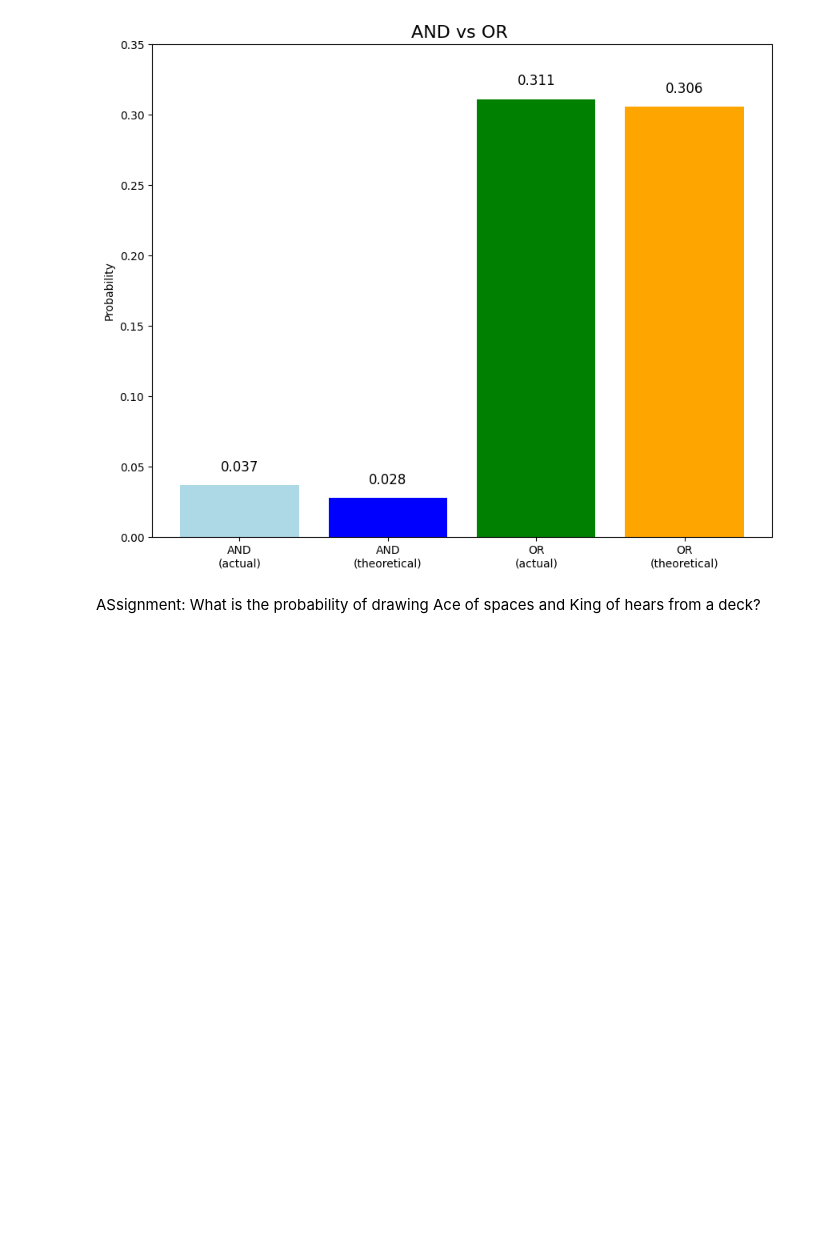
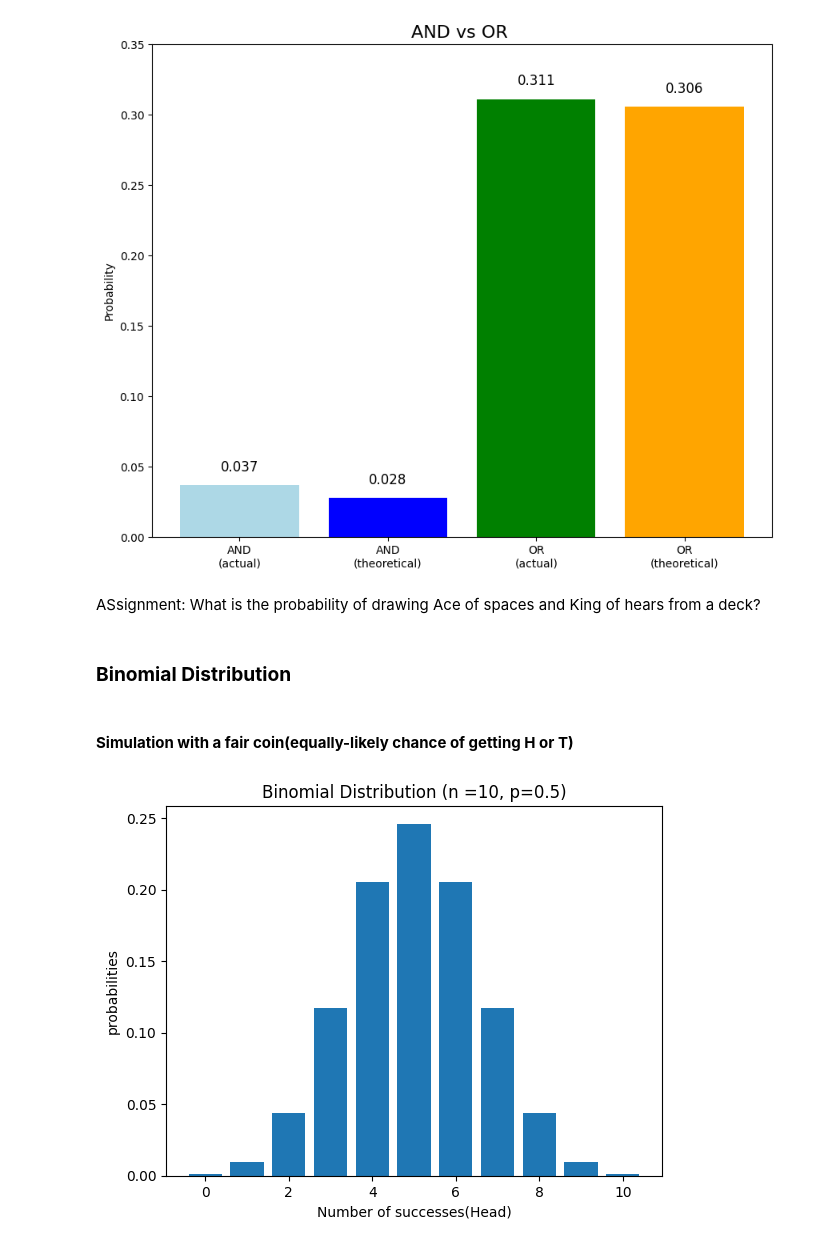
Before and after one commit to JosephRidge/Analysis101, a Jupyter notebook: proba.ipynb, the cells around one changed output. Cells and saved outputs as stored; diff of their text form; code cells hidden in the pictures; blank space fills up the shorter version.

Commit message:
distributions

```diff
--- a/proba.ipynb
+++ b/proba.ipynb
@@ -361,3 +363,21 @@ plt.show()
 # %% [markdown]
 ASsignment:
 What is the probability of drawing Ace of spaces and King of hears from a deck?
+# %% [markdown]
+### **Binomial Distribution**
+# %% [markdown]
+#### **Simulation with a fair coin(equally-likely chance of getting H or T)**
+# %%
+n = 10 # number of tials
+p = 0.5 # probability
+
+x = np.arange(0, n+1) # values on x- axis
+pmf = stats.binom.pmf(x, n , p)
+
+plt.bar(x, pmf)
+plt.title("Binomial Distribution (n =10, p=0.5)")
+plt.xlabel("Number of successes(Head)")
+plt.ylabel("probabilities")
+plt.show()
+# %% [output]
+[figure, added]
```
Also changed, not shown: parts of 6 cells of this notebook, 10 other files.
